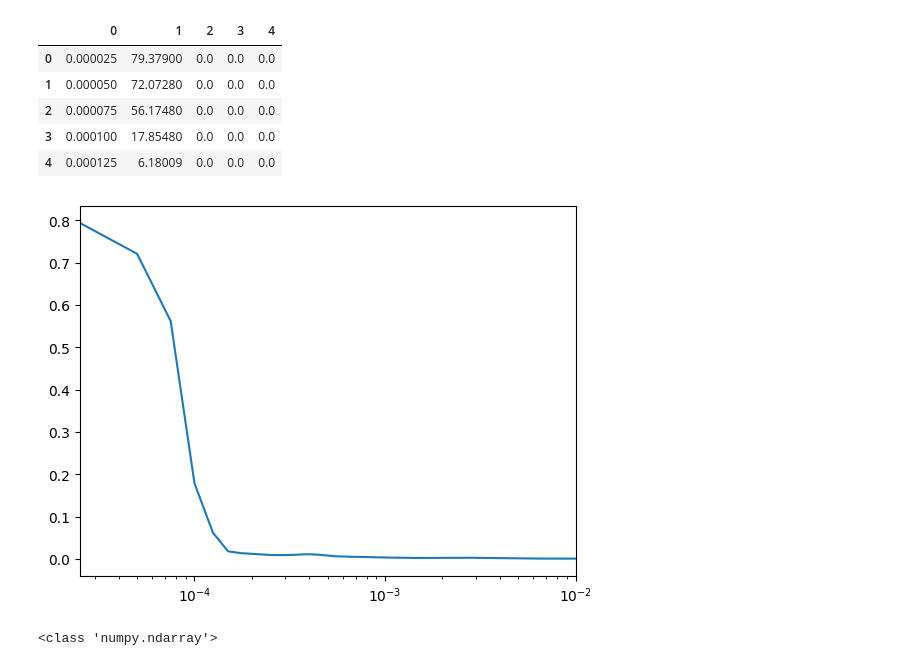
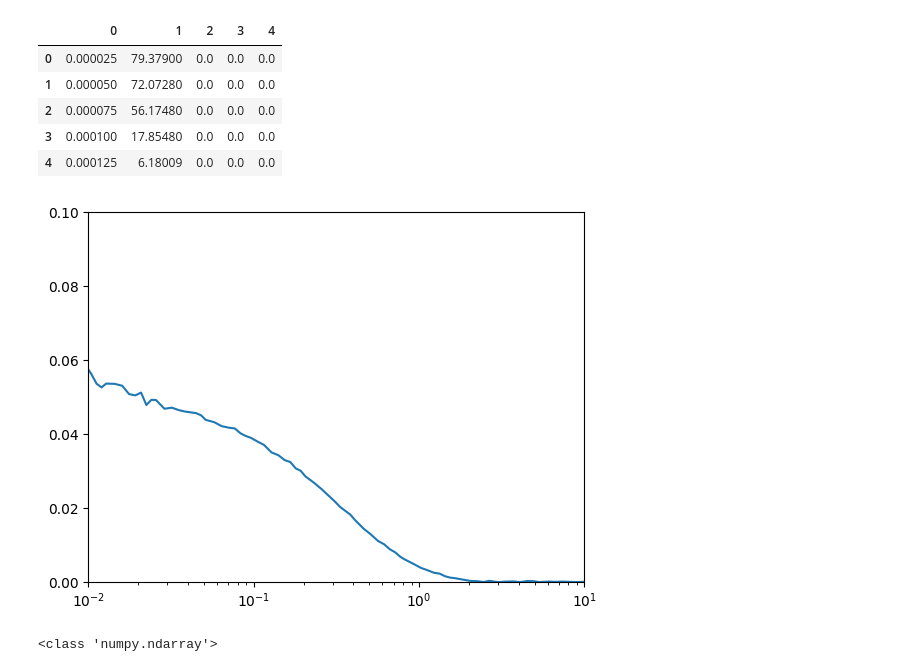
Before and after one commit to chiara22codini/LaboratorioBiofisica, a Jupyter notebook: SCATTERING/fit_90.ipynb, the cells around one changed output. Cells and saved outputs as stored; diff of their text form; code cells hidden in the pictures.

Commit message:
added graph

```diff
--- a/SCATTERING/fit_90.ipynb
+++ b/SCATTERING/fit_90.ipynb
@@ -15,15 +15,15 @@ data.head()
 # %%
 x = data[0]
 y = data[1]
 
-y = np.array(y)/100
+y = np.array(y)
 x = np.array(x)
 
 
 plt.plot(x,y)
 plt.xscale('log')
-plt.xlim(min(x),0.01)
-#plt.ylim(0,1)
+plt.xlim(0.01,10)
+plt.ylim(0,0.1)
 plt.show()
 # %% [output]
-[figure, old version]
+[figure, new version]
```
Also changed, not shown: parts of 1 cell of this notebook.
